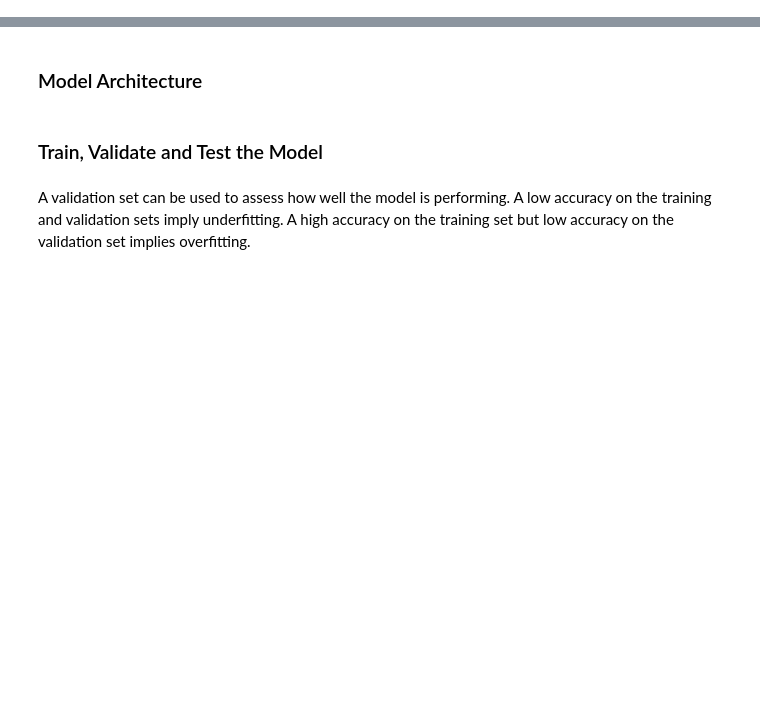
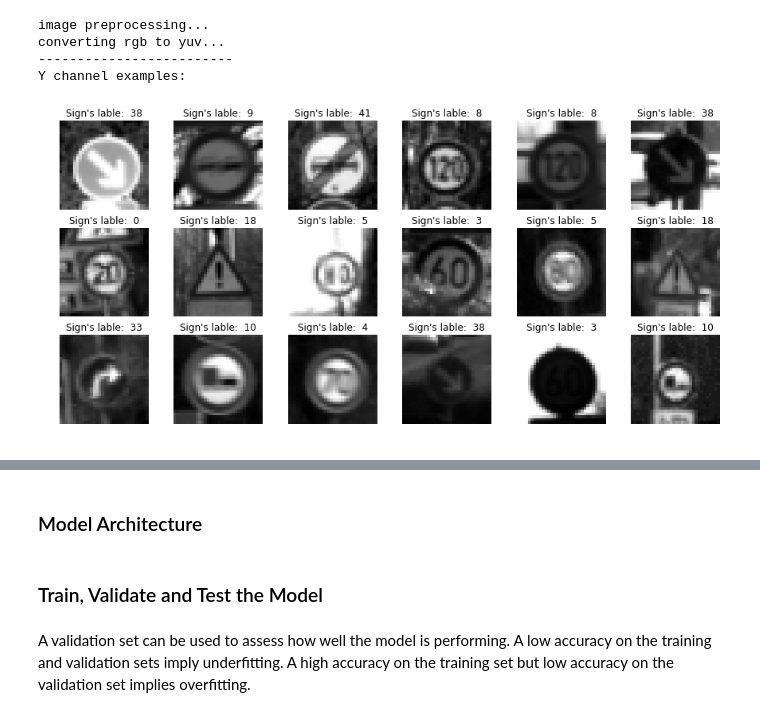
Before and after one commit to n-a-hashjin/CarND-Traffic-Sign-Classifier-Project, a Jupyter notebook: Traffic_Sign_Classifier.ipynb, the cells around one changed output, grey strips where cells are left out. Drawn from its saved outputs; the diff is of its cells as text; code cells hidden in the pictures; blank space fills up the shorter version.

```diff
--- a/Traffic_Sign_Classifier.ipynb
+++ b/Traffic_Sign_Classifier.ipynb
@@ -307,0 +140,20 @@ for i in range(9):
+# %%
+print('image preprocessing...')
+print('converting rgb to yuv...')
+print('-------------------------')
+# rgb to yuv
+X_train = rgb2yuv(X_train_rgb)
+X_valid = rgb2yuv(X_valid_rgb)
+X_test =  rgb2yuv(X_test_rgb)
+print('Y channel examples:')
+f, axs = plt.subplots(3, 6, figsize=(15,7))
+for i in range(18):
+    axs[i//6, i%6].axis('off')
+    axs[i//6, i%6].set_title('Sign\'s lable:  {}'.format(y_train[images_list[i]]))
+    axs[i//6, i%6].imshow(X_train[images_list[i],:,:,0], cmap='gray')
+# %% [output]
+image preprocessing...
+converting rgb to yuv...
+-------------------------
+Y channel examples:
+[figure, added]
```
Also changed, not shown: parts of 55 cells of this notebook, 7 other files.
